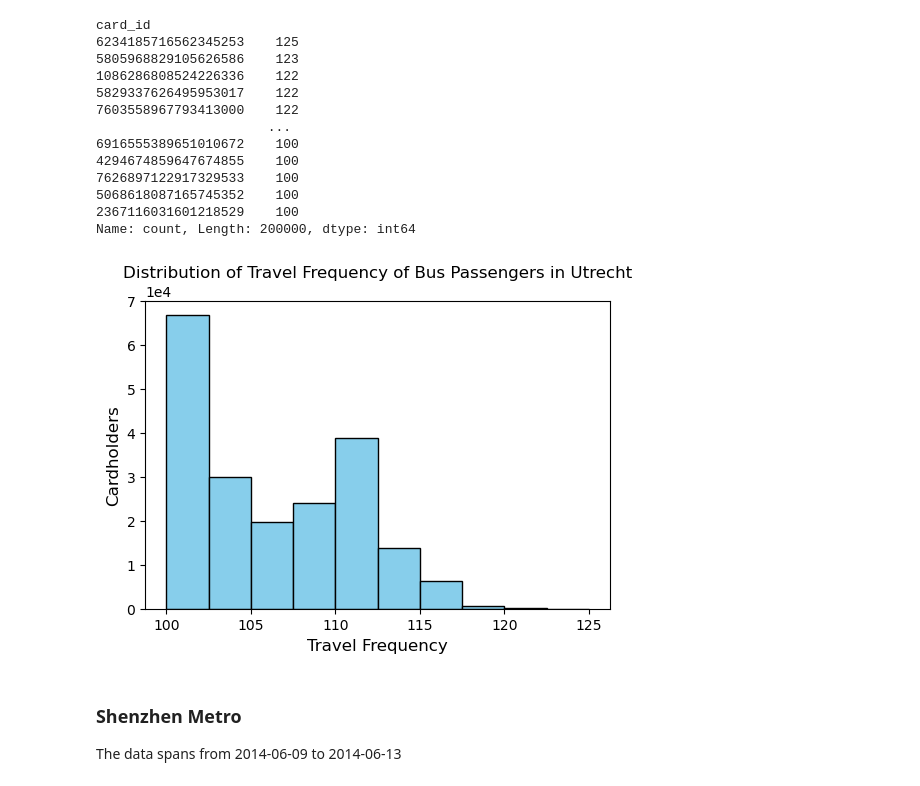
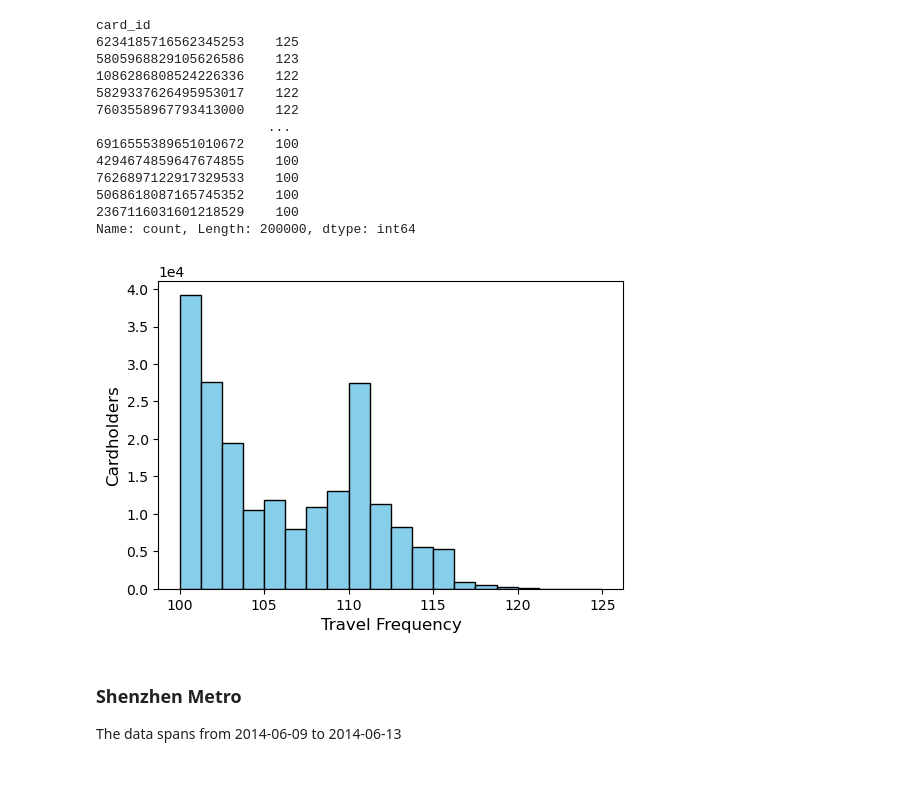
Before and after one commit to Radar-Lei/Motif-guided, a Jupyter notebook: 01_DataDescription.ipynb, the cells around one changed output. Saved outputs shown, nothing was run; the diff lists cells and outputs as text; code cells hidden in the pictures.

```diff
--- a/01_DataDescription.ipynb
+++ b/01_DataDescription.ipynb
@@ -5,6 +5,9 @@ The dataset starts from 2017-01-01 to 2017-02-28. The data can be accessed from
 We also have synthetic smart card data from [Harvard](https://dataverse.harvard.edu/dataset.xhtml?persistentId=doi:10.7910/DVN/9QNPFS).
 # %%
 import pandas as pd
+import matplotlib as mpl
+# make sure the text is not rendered as paths, but as editable text
+mpl.rcParams['svg.fonttype'] = 'none'
 
 # Specify the file path
 file_path = 'datasets/journeys.tsv'
@@ -18,5 +21,13 @@ df_utrecht = df_utrecht.drop(columns=df_utrecht.columns[-1])
 # Set the column names
 df_utrecht.columns = ["card_id", "start_time", "end_time", "origin", "destination"]
 
+# Assuming df_utrecht is already defined
+df_utrecht['start_time'] = pd.to_datetime(df_utrecht['start_time'], format='%d-%m-%Y %H:%M')
+df_utrecht['end_time'] = pd.to_datetime(df_utrecht['end_time'], format='%d-%m-%Y %H:%M')
+
+# If you want to explicitly format the datetime objects to strings in the desired format
+df_utrecht['start_time'] = df_utrecht['start_time'].dt.strftime('%Y-%m-%d %H:%M:%S')
+df_utrecht['end_time'] = df_utrecht['end_time'].dt.strftime('%Y-%m-%d %H:%M:%S')
+
 # df_utrecht['start_time'] = pd.to_datetime(df_utrecht['start_time'])
 # df_utrecht['end_time'] = pd.to_datetime(df_utrecht['end_time'])
@@ -55,34 +67,33 @@ Name: count, Length: 200000, dtype: int64
 # %%
 import matplotlib.pyplot as plt
 import matplotlib
 
 # Set svg.fonttype to 'none' to make text editable in SVG output
 matplotlib.rcParams['svg.fonttype'] = 'none'
 
 # Set the figure size
 plt.figure(figsize=(6, 4))
 
 # Plot the histogram
-utrecht_card_id_count.plot(kind='hist', color='skyblue', edgecolor='black')
+utrecht_card_id_count.plot(kind='hist', color='skyblue', edgecolor='black', bins=20)
 
 # Set the labels and title
 plt.xlabel('Travel Frequency', fontsize=12)
 plt.ylabel('Cardholders', fontsize=12)
-plt.title('Distribution of Travel Frequency of Bus Passengers in Utrecht', fontsize=12)
 
 # Set y-axis tick labels in scientific notation
 plt.ticklabel_format(style='sci', axis='y', scilimits=(0,0))
 
 # Add grid lines
 # plt.grid(True, linestyle='--', alpha=0.5)
 
 # Save the figure as 'output.png'
 plt.savefig('figs/utrecht_travel_freq.svg')
 
 # Show the plot
 plt.show()
 # %% [output]
-[figure, old version]
+[figure, new version]
 # %% [markdown]
 ### Shenzhen Metro
 The data spans from 2014-06-09 to 2014-06-13
```
Also changed, not shown: parts of 9 cells of this notebook.
